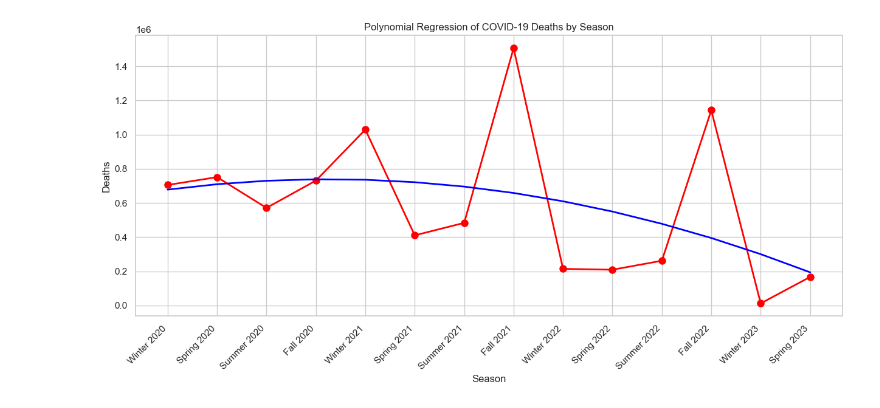
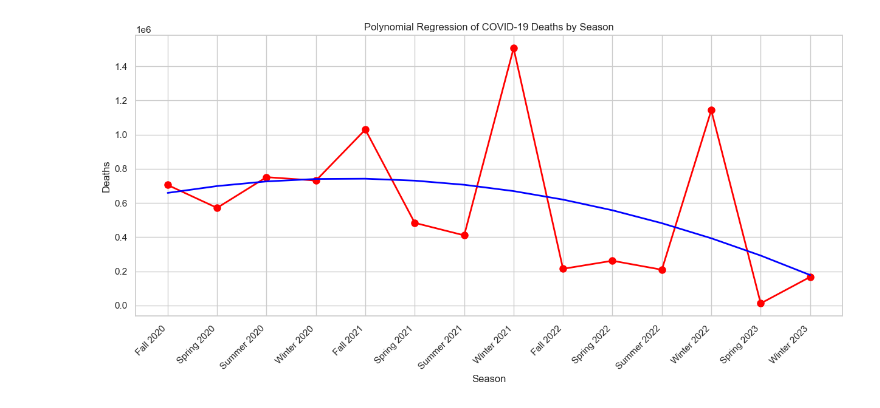
Before and after one commit to willbang548/Group_1, a Jupyter notebook: main.ipynb, the cells around one changed output. Saved outputs shown, nothing was run; the diff lists cells and outputs as text; code cells hidden in the pictures.

```diff
--- a/main.ipynb
+++ b/main.ipynb
@@ -79,24 +65,26 @@ grouped_df
 # %%
-covid_seasons = grouped_df.groupby(['Year', 'Season'])['COVID-19 Deaths'].sum().reset_index()
-
-def rename_seasons(season,year):
+# Create a function to rename the seasons to include the year for plotting legend
+def rename_seasons(season):
        season += [''] * (4 - len(season))
        return [f'{s} {year}' for s in season]
 
+# Create a dictionary to store the seasons and years
 covid_years = covid_seasons['Year'].unique()
 season_year = {}
+
+# Loop through the years and seasons to rename the seasons
 for year in covid_years:
     seasons = covid_seasons.loc[covid_seasons['Year'] == year, 'Season'].tolist()
-    season_year[year] = rename_seasons(seasons,year)
+    season_year[year] = rename_seasons(seasons)
 
+# Loop through the years and seasons to rename the seasons in the dataframe
 for year in covid_years:
     for i, season in enumerate(['Winter', 'Spring', 'Summer', 'Fall']):
-        season_index = i + 1
-        if season_index > 0:
-            season_index = 3
-
         covid_seasons.loc[(covid_seasons['Year'] == year) & (covid_seasons['Season'] == season), 'Season'] = season_year[year][i]
+        covid_seasons.pivot(index='Year', columns='Season', values='COVID-19 Deaths')
 
 
-print(covid_seasons)
+# Sort the dataframe by year and season for plotting purposes
+covid_seasons = covid_seasons.sort_values(by=['Year','Season'], ascending= True)
+covid_seasons.head()
 # %% [output]
@@ -134,37 +112,45 @@ plt.show()
 # %%
-season_dict = {'Winter 2020': 1,
+# Polynomial Regression
+# Create a dictionary to map the seasons to integers
+season_dict = {'Fall 2020': 1,
                'Spring 2020': 2,
                'Summer 2020': 3,
-               'Fall 2020': 4,
-               'Winter 2021': 5,
+               'Winter 2020': 4,
+               'Fall 2021': 5,
                'Spring 2021': 6,
                'Summer 2021': 7,
-               'Fall 2021': 8,
-               'Winter 2022': 9,
+               'Winter 2021': 8,
+               'Fall 2022': 9,
                'Spring 2022': 10,
                'Summer 2022': 11,
-               'Fall 2022': 12,
-               'Winter 2023': 13,
-               'Spring 2023': 14,}
+               'Winter 2022': 12,
+               'Spring 2023': 13,
+               'Winter 2023': 14,}
 
+# Create a list of the seasons and a list of the deaths
 season = covid_seasons['Season']
 deaths = covid_seasons['COVID-19 Deaths']
 
+# Convert the seasons to integers
 season_integer = [season_dict[s] for s in season]
 
+# Create the polynomial regression model
 poly = PolynomialFeatures(degree=2)
 season_poly = poly.fit_transform(np.array(season_integer).reshape(-1, 1))
 model = LinearRegression()
 model.fit(season_poly, deaths)
 
+# Plot the data
 plt.figure(figsize=(15, 6))
-plt.plot(covid_seasons.index, deaths, color='red', marker='o',linewidth=2, markersize=8)
-plt.plot(covid_seasons.index, model.predict(season_poly), color='blue', linewidth=2)
-plt.gca().set_xticks(covid_seasons.index)
+plt.plot(covid_seasons['Season'], deaths, color='red', marker='o',linewidth=2, markersize=8)
+plt.plot(covid_seasons['Season'], model.predict(season_poly), color='blue', linewidth=2)
+plt.gca().set_xticks(covid_seasons['Season'])
 plt.gca().set_xticklabels(covid_seasons['Season'], rotation=45, ha='right')
 plt.title('Polynomial Regression of COVID-19 Deaths by Season')
 plt.xlabel('Season')
 plt.ylabel('Deaths')
+
+# Show the plot
 plt.show()
 # %% [output]
-[figure, old version]
+[figure, new version]
```
Also changed, not shown: parts of 9 cells of this notebook.
